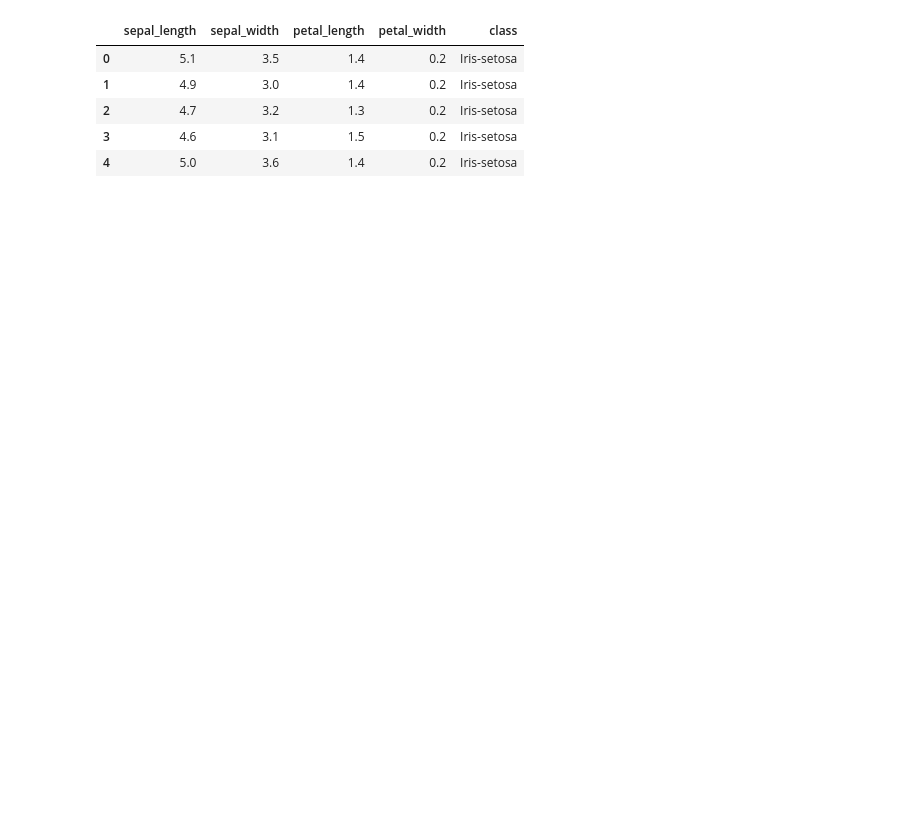
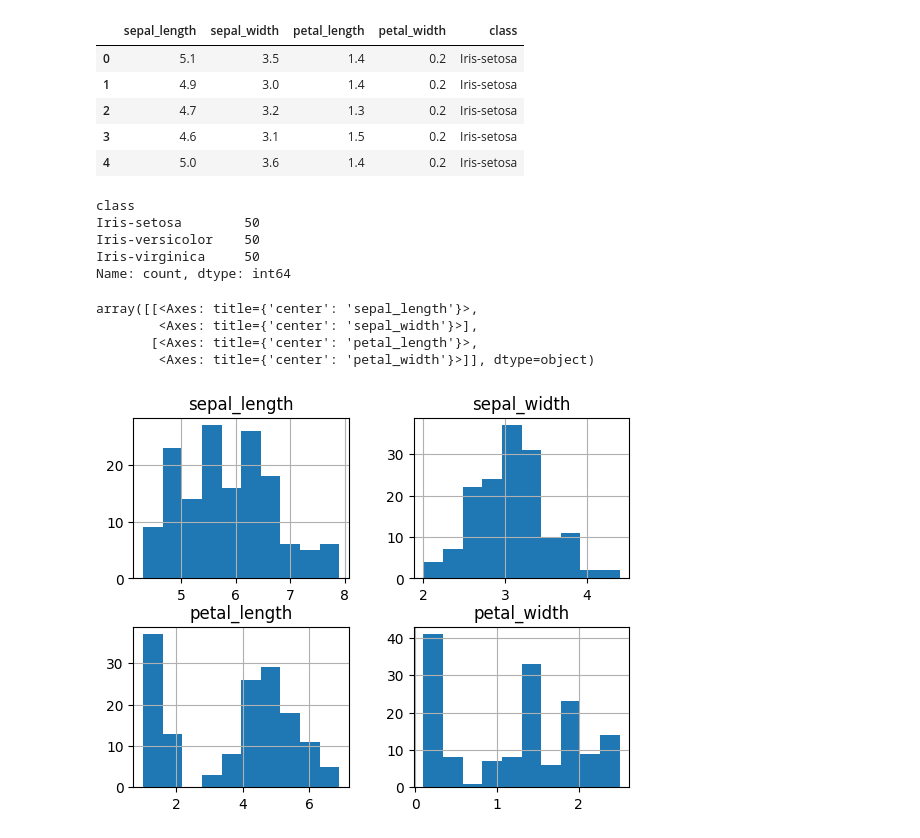
Before and after one commit to lavima/itf31519_2025, a Jupyter notebook: more_supervised_algorithmss/workshop2210.ipynb, the cells around one changed output. Drawn from its saved outputs; the diff is of its cells as text; code cells hidden in the pictures; blank space fills up the shorter version.

```diff
--- a/more_supervised_algorithmss/workshop2210.ipynb
+++ b/more_supervised_algorithmss/workshop2210.ipynb
@@ -29,3 +31,20 @@ dataset.head()
 # %%
 features = dataset.drop('class', axis=1)
 targets = dataset['class']
+# %%
+targets.value_counts()
+# %% [output]
+class
+Iris-setosa        50
+Iris-versicolor    50
+Iris-virginica     50
+Name: count, dtype: int64
+# %%
+# features.plot.hist()
+features.hist()
+# %% [output]
+array([[<Axes: title={'center': 'sepal_length'}>,
+        <Axes: title={'center': 'sepal_width'}>],
+       [<Axes: title={'center': 'petal_length'}>,
+        <Axes: title={'center': 'petal_width'}>]], dtype=object)
+[figure, added]
```
Also changed, not shown: parts of 8 cells of this notebook, 3 other files.
